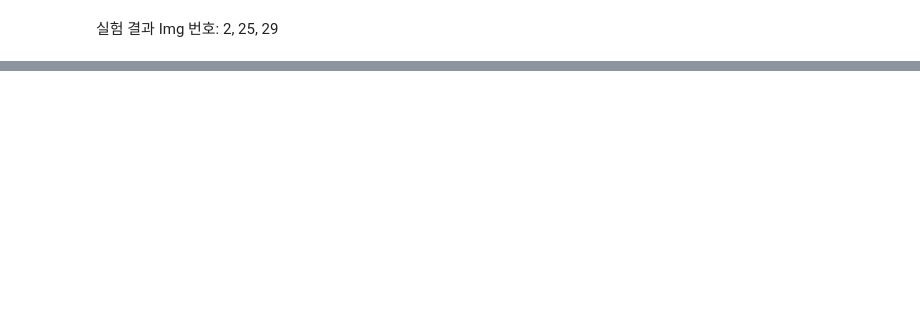
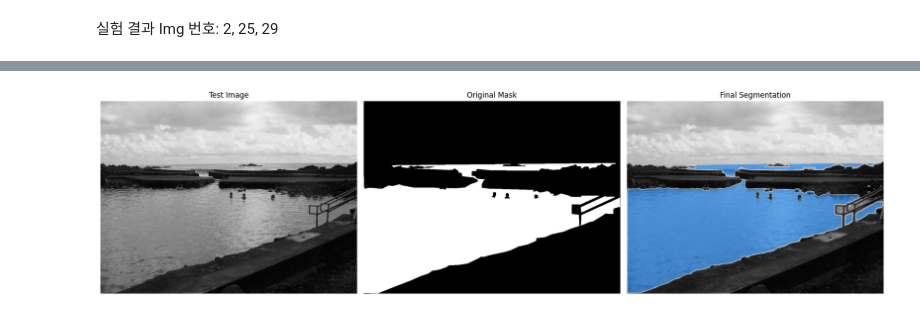
Before and after one commit to KimJin-Yong/segment-anything-2, a Jupyter notebook: notebooks/promptless.ipynb, the cells around one changed output, grey strips where cells are left out. Cells and saved outputs as stored; diff of their text form; code cells hidden in the pictures; blank space fills up the shorter version.

Commit message:
refact: change result func

```diff
--- a/notebooks/promptless.ipynb
+++ b/notebooks/promptless.ipynb
@@ -418,40 +502,66 @@ model_cfg = "sam2_hiera_l.yaml" # @param ["sam2_hiera_t.yaml", "sam2_hiera_s.yam
 # %%
-FINE_TUNED_MODEL_WEIGHTS = r"C:\Users\dockn\SAM-code\segment-anything-2\notebooks\best1.torch"
-sam2_model = build_sam2(model_cfg, sam2_checkpoint, device="cuda")
+# Randomly select a test image from the test_data
+selected_entry = random.choice(test_data)
 
-predictor = SAM2ImagePredictor(sam2_model)
-predictor.model.load_state_dict(torch.load(FINE_TUNED_MODEL_WEIGHTS))
+# # selected_entry = test_data[29]
+image_path = selected_entry['image']
+mask_path = selected_entry['annotation']
 
-results = []
-for selected_entry in test_data:
-    image_path = selected_entry['image']
-    mask_path = selected_entry['annotation']
+# Load the selected image and mask
+image, gt = read_image(image_path, mask_path)
 
-    image, gt = read_image(image_path, mask_path)
+# # Build net and load weights
+# predictor = SAM2ImagePredictor(sam2_model)
+# predictor.model.load_state_dict(torch.load(FINE_TUNED_MODEL_WEIGHTS))
 
-    with torch.no_grad():
-        predictor.set_image(image)
-        masks, scores, logits = predictor.predict(
-            point_coords=None,
-            point_labels=None
-        )
+# Perform inference and predict masks
+with torch.no_grad():
+   predictor.set_image(image)
+   masks, scores, logits = predictor.predict(
+       point_coords=None,
+       point_labels=None
+   )
 
-    np_masks = np.array(masks)
-    np_scores = scores
-    sorted_masks = np_masks[np.argsort(np_scores)][::-1]
+# Process the predicted masks and sort by scores
+np_masks = np.array(masks)
+np_scores = scores
+sorted_masks = np_masks[np.argsort(np_scores)][::-1]
 
-    seg_map = np.zeros_like(sorted_masks[0], dtype=np.uint8)
-    occupancy_mask = np.zeros_like(sorted_masks[0], dtype=bool)
+# Initialize segmentation map and occupancy mask
+seg_map = np.zeros_like(sorted_masks[0], dtype=np.uint8)
+occupancy_mask = np.zeros_like(sorted_masks[0], dtype=bool)
 
-    for i in range(sorted_masks.shape[0]):
-        mask = sorted_masks[i]
+# # Combine masks to create the final segmentation map
+# for i in range(sorted_masks.shape[0]):
+#     mask = sorted_masks[i]
 
-        mask_bool = mask.astype(bool)
-        mask_bool[occupancy_mask] = False  # Set overlapping areas to False in the mask
-        seg_map[mask_bool] = i + 1  # Use boolean mask to index seg_map
-        occupancy_mask[mask_bool] = True  # Update occupancy_mask
+#     mask_bool = mask.astype(bool)
+#     mask_bool[occupancy_mask] = False  # Set overlapping areas to False in the mask
+#     seg_map[mask_bool] = i + 1  # Use boolean mask to index seg_map
+#     occupancy_mask[mask_bool] = True  # Update occupancy_mask
 
-    iou = calculate_iou(gt, seg_map)
-    results.append(iou)
+plt.figure(figsize=(18, 6))
 
-print(f"mIoU:{sum(results) / len(results)}")
+plt.subplot(1, 3, 1)
+plt.title('Test Image')
+plt.imshow(image)
+plt.axis('off')
+
+plt.subplot(1, 3, 2)
+plt.title('Original Mask', fontdict={"size": 32})
+plt.imshow(gt, cmap='gray')
+plt.axis('off')
+
+seg_map = sorted_masks[0]
+iou = calculate_iou(gt, seg_map)
+print(iou)
+
+plt.subplot(1, 3, 3)
+plt.title('Final Segmentation')
+plt.imshow(image)
+show_mask(seg_map, plt.gca())
+plt.axis('off')
+
+plt.tight_layout()
+plt.show()
+# %% [output]
@@ -457,0 +569 @@ print(f"mIoU:{sum(results) / len(results)}")
+[figure, added]
```
Also changed, not shown: parts of 13 cells of this notebook, 39 other files.
